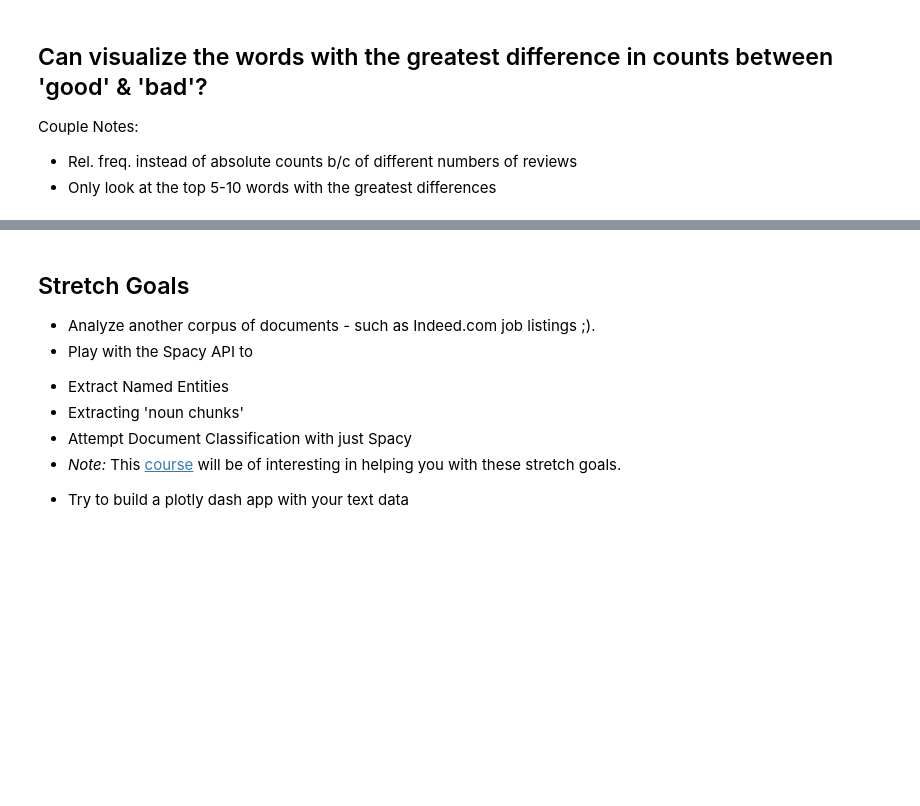
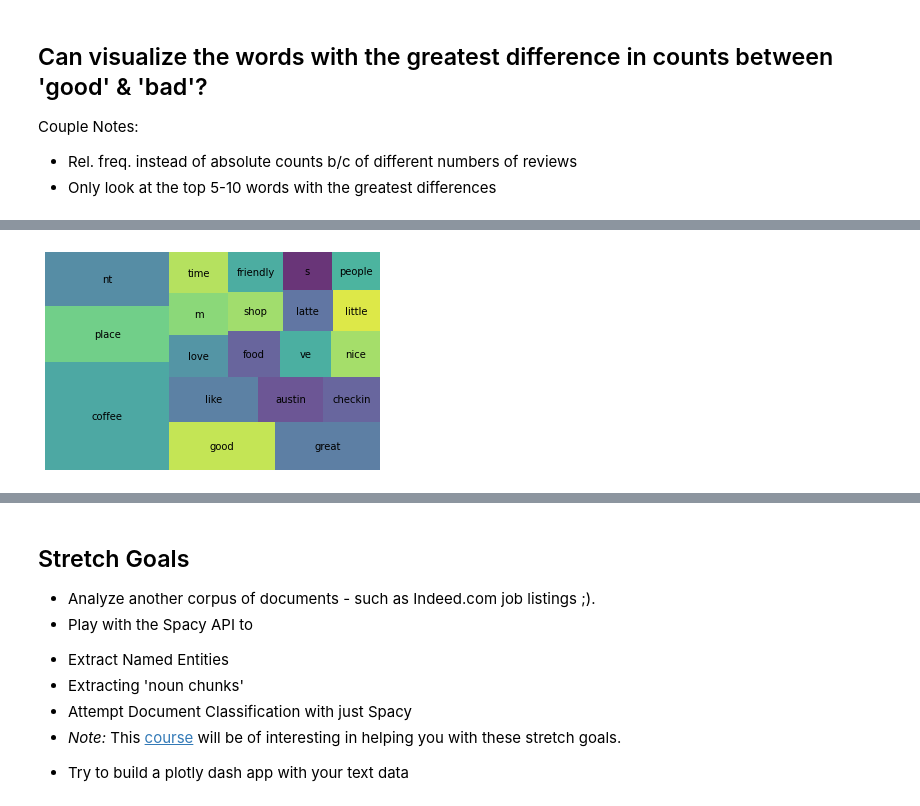
Before and after one commit to RMDircio/DS-Unit-4-Sprint-1-NLP, a Jupyter notebook: module1-text-data/Regina_Dircio_DSPT5_Unit4_Text_Data_Assignment.ipynb, the cells around one changed output, grey strips where cells are left out. Saved outputs shown, nothing was run; the diff lists cells and outputs as text; code cells hidden in the pictures; blank space fills up the shorter version.

```diff
--- a/module1-text-data/Regina_Dircio_DSPT5_Unit4_Text_Data_Assignment.ipynb
+++ b/module1-text-data/Regina_Dircio_DSPT5_Unit4_Text_Data_Assignment.ipynb
@@ -85,0 +95,2 @@ Name: full_review_text, dtype: object
+# %%
+clean_shops['full_review_text'] = clean_shops['full_review_text'].apply(letters)
@@ -131,0 +264,28 @@ Couple Notes:
+# %%
+nlp = spacy.load("en_core_web_lg")
+
+# Tokenizer
+tokenizer = Tokenizer(nlp.vocab)
+# %%
+# start with stop-words
+# from lecture
+
+tokens = []
+
+for doc in nlp.pipe(clean_shops['full_review_text']):
+
+    doc_tokens = []
+    '''
+    Gets a list of words that are not stop_words or punctuation.
+    Also will lowercase them
+    '''
+    for token in doc:
+        if (token.is_stop == False) \
+        & (token.is_punct == False):
+#         & (re.match('^\s*$', str(token)) == None):
+            doc_tokens.append(token.text.lower())
+
+    tokens.append(doc_tokens)
+
+#save to df
+clean_shops['tokens'] = tokens
@@ -131,0 +301,10 @@ Couple Notes:
+# %%
+wc = count(clean_shops['tokens'])
+
+wc_top20 = wc[wc['rank'] <= 20]
+
+squarify.plot(sizes=wc_top20['pct_total'], label=wc_top20['word'], alpha=.8 )
+plt.axis('off')
+plt.show()
+# %% [output]
+[figure, added]
```
Also changed, not shown: parts of 30 cells of this notebook, 1 other file.
